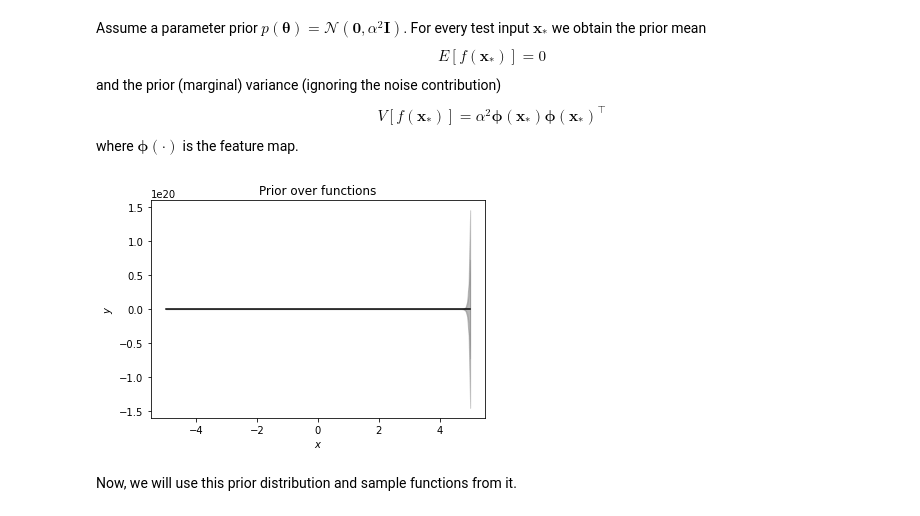
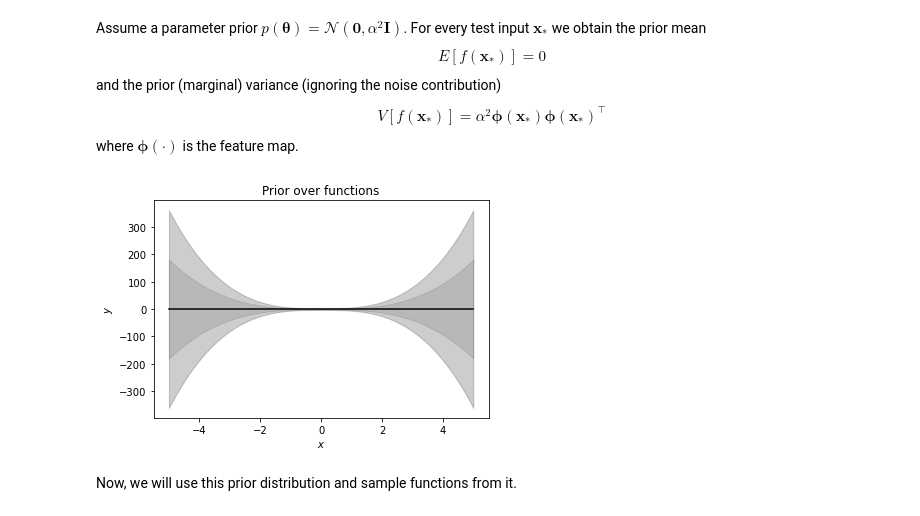
Before and after one commit to esweet431/mml-book.github.io, a Jupyter notebook: tutorials/tutorial_linear_regression.ipynb, the cells around one changed output. Cells and saved outputs as stored; diff of their text form; code cells hidden in the pictures.

```diff
--- a/tutorials/tutorial_linear_regression.ipynb
+++ b/tutorials/tutorial_linear_regression.ipynb
@@ -721,35 +723,35 @@ where $\boldsymbol\phi(\cdot)$ is the feature map.
 ## EDIT THIS CELL
 
 # compute the feature matrix for the test inputs
 Phi_test = poly_features(Xtest, pol_deg)
 
 # compute the (marginal) prior at the test input locations
 # prior mean = 0
 prior_mean = np.zeros((Ntest,1))  # prior mean at test inputs (size: (Ntest,1))
 
 # prior variance
-full_covariance = prior_var ** Phi_test @ Phi_test.T # N x N covariance matrix of all function values
+full_covariance = prior_var * (Phi_test @ Phi_test.T) # N x N covariance matrix of all function values
 prior_marginal_var = np.diag(full_covariance)
 
 # Let us visualize the prior over functions
 plt.figure()
 plt.plot(Xtest, prior_mean, color="k")
 
 conf_bound1 = np.sqrt(prior_marginal_var).flatten()
 conf_bound2 = 2.0*np.sqrt(prior_marginal_var).flatten()
 conf_bound3 = 2.0*np.sqrt(prior_marginal_var + noise_var).flatten()
 plt.fill_between(Xtest.flatten(), prior_mean.flatten() + conf_bound1,
              prior_mean.flatten() - conf_bound1, alpha = 0.1, color="k")
 plt.fill_between(Xtest.flatten(), prior_mean.flatten() + conf_bound2,
                  prior_mean.flatten() - conf_bound2, alpha = 0.1, color="k")
 plt.fill_between(Xtest.flatten(), prior_mean.flatten() + conf_bound3,
                  prior_mean.flatten() - conf_bound3, alpha = 0.1, color="k")
 
 plt.xlabel('$x$')
 plt.ylabel('$y$')
 plt.title("Prior over functions");
 # %% [output]
-[figure, old version]
+[figure, new version]
 # %% [markdown]
 Now, we will use this prior distribution and sample functions from it.
 # %%
```
Also changed, not shown: parts of 6 cells of this notebook.
